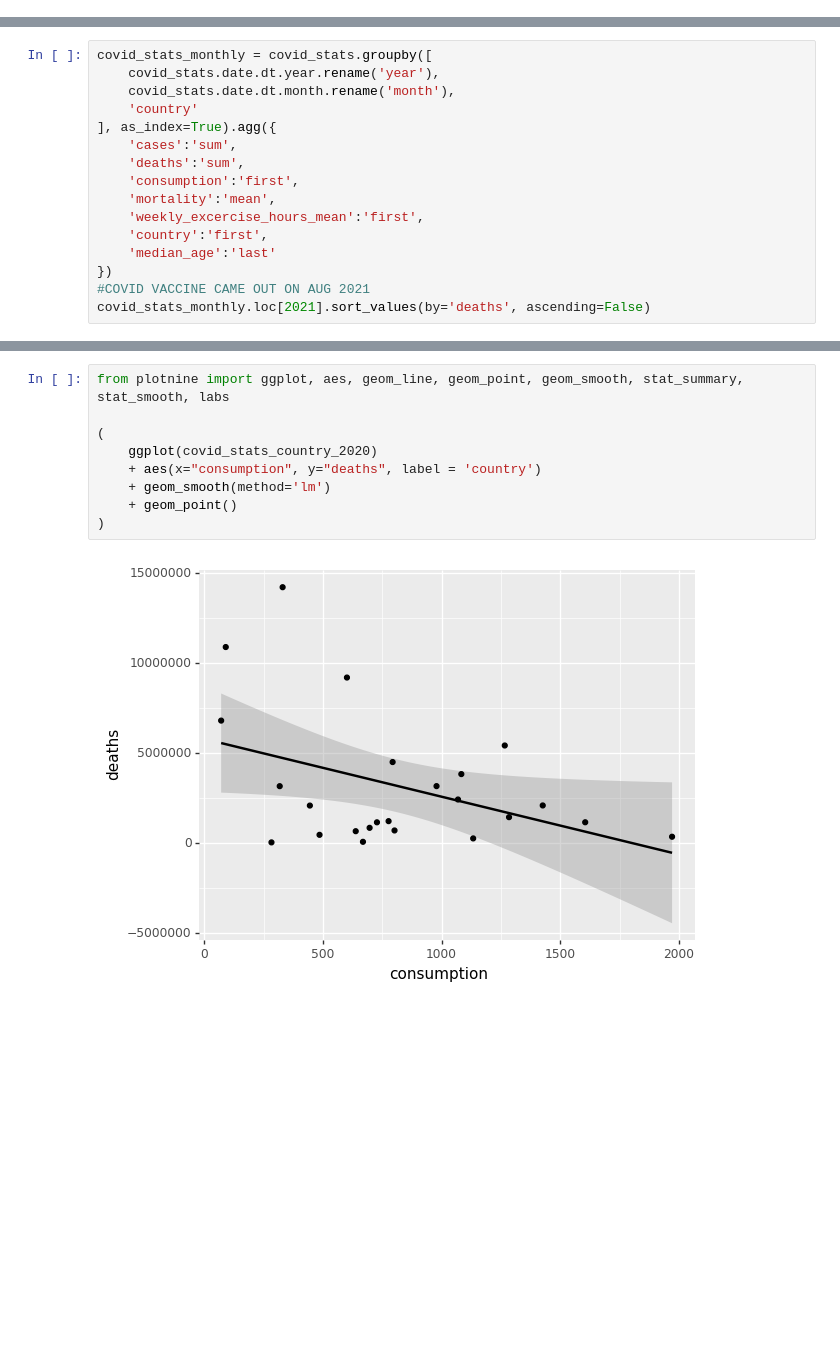
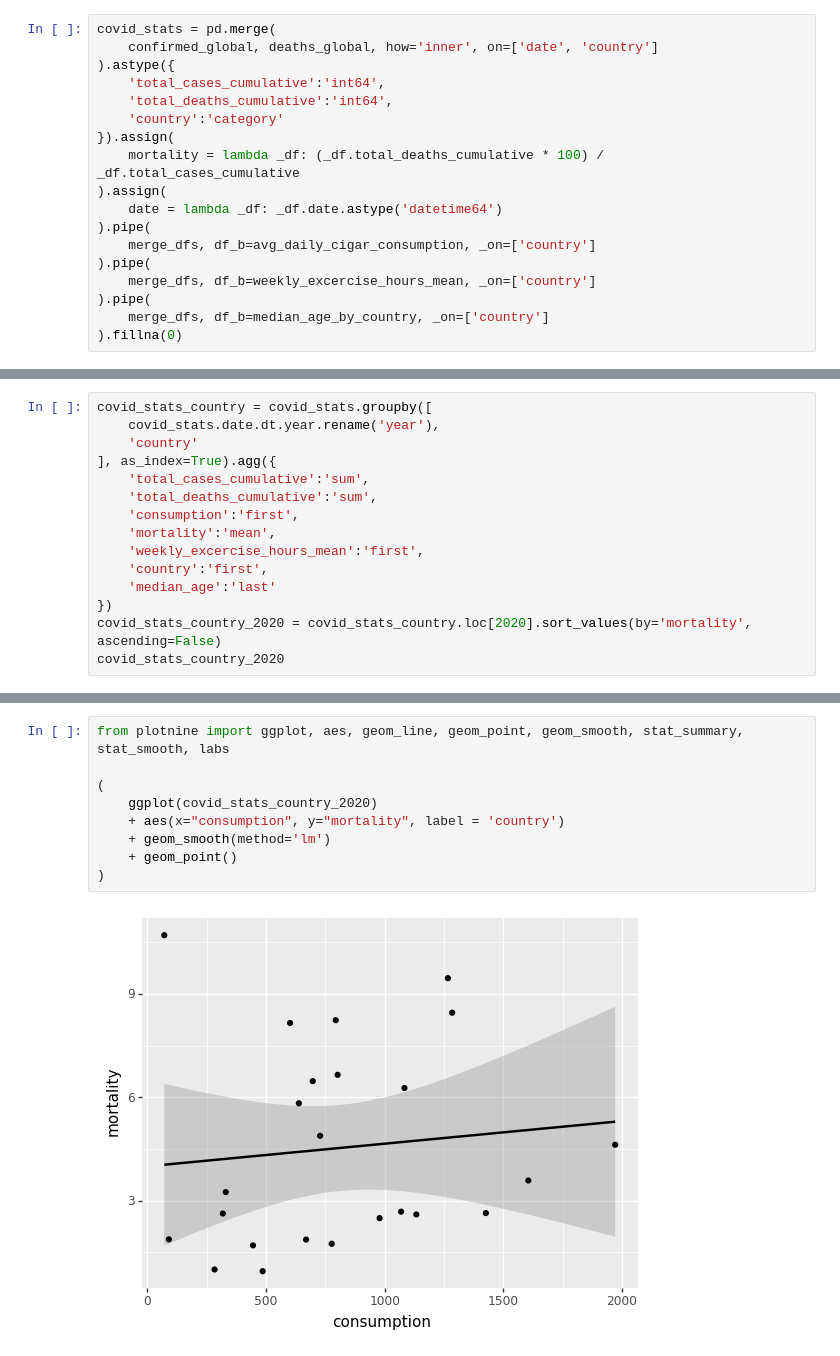
Before and after one commit to carlosbarrone/personal, a Jupyter notebook: notebooks/jupyter/COVID_19.ipynb, the cells around one changed output, grey strips where cells are left out. Saved outputs shown, nothing was run; the diff lists cells and outputs as text; blank space fills up the shorter version.

```diff
--- a/notebooks/jupyter/COVID_19.ipynb
+++ b/notebooks/jupyter/COVID_19.ipynb
@@ -88,0 +94,18 @@ covid_stats = pd.merge(
+# %%
+covid_stats = pd.merge(
+    confirmed_global, deaths_global, how='inner', on=['date', 'country']
+).astype({
+    'total_cases_cumulative':'int64',
+    'total_deaths_cumulative':'int64',
+    'country':'category'
+}).assign(
+    mortality = lambda _df: (_df.total_deaths_cumulative * 100) / _df.total_cases_cumulative
+).assign(
+    date = lambda _df: _df.date.astype('datetime64')
+).pipe(
+    merge_dfs, df_b=avg_daily_cigar_consumption, _on=['country']
+).pipe(
+    merge_dfs, df_b=weekly_excercise_hours_mean, _on=['country']
+).pipe(
+    merge_dfs, df_b=median_age_by_country, _on=['country']
+).fillna(0)
@@ -89,17 +151,16 @@ covid_stats = pd.merge(
 # %%
-covid_stats_monthly = covid_stats.groupby([
+covid_stats_country = covid_stats.groupby([
     covid_stats.date.dt.year.rename('year'),
-    covid_stats.date.dt.month.rename('month'),
     'country'
 ], as_index=True).agg({
-    'cases':'sum',
-    'deaths':'sum',
+    'total_cases_cumulative':'sum',
+    'total_deaths_cumulative':'sum',
     'consumption':'first',
     'mortality':'mean',
     'weekly_excercise_hours_mean':'first',
     'country':'first',
     'median_age':'last'
 })
-#COVID VACCINE CAME OUT ON AUG 2021
-covid_stats_monthly.loc[2021].sort_values(by='deaths', ascending=False)
+covid_stats_country_2020 = covid_stats_country.loc[2020].sort_values(by='mortality', ascending=False)
+covid_stats_country_2020
 # %% [output]
@@ -154,11 +185,11 @@ covid_stats_country_2020
 # %%
 from plotnine import ggplot, aes, geom_line, geom_point, geom_smooth, stat_summary, stat_smooth, labs
 
 (
     ggplot(covid_stats_country_2020)
-    + aes(x="consumption", y="deaths", label = 'country')
+    + aes(x="consumption", y="mortality", label = 'country')
     + geom_smooth(method='lm')
     + geom_point()
 )
 # %% [output]
-[figure, old version]
+[figure, new version]
```
Also changed, not shown: parts of 12 cells of this notebook.
